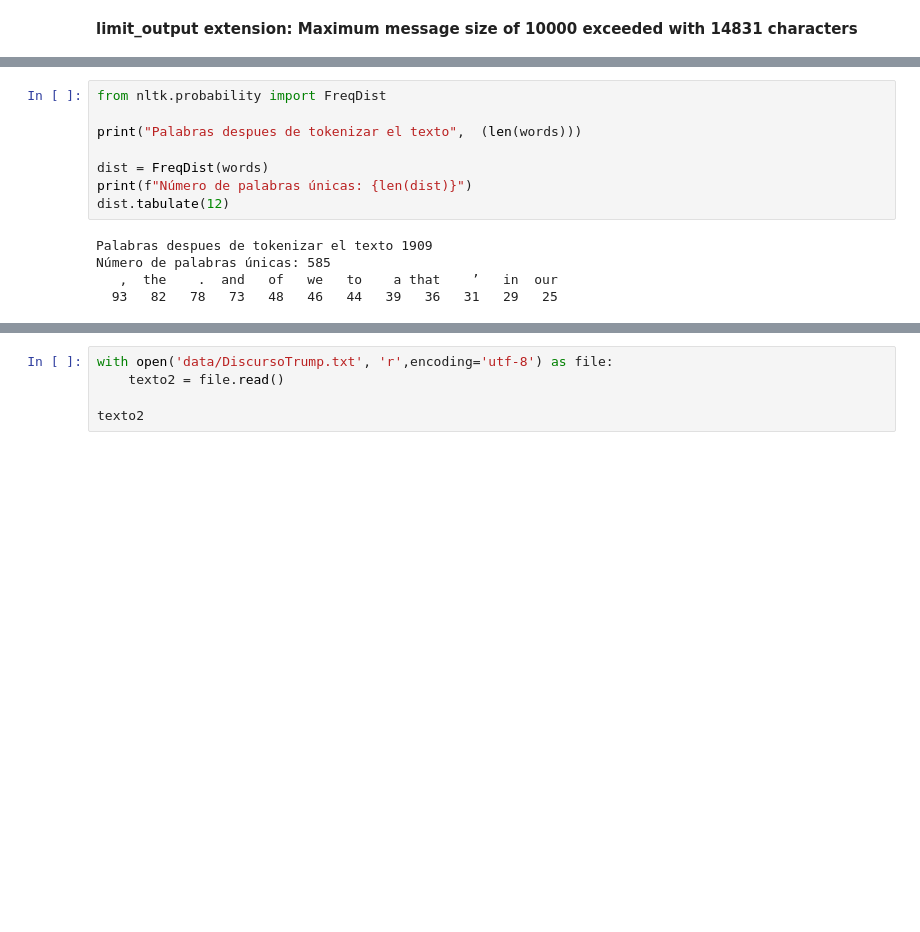
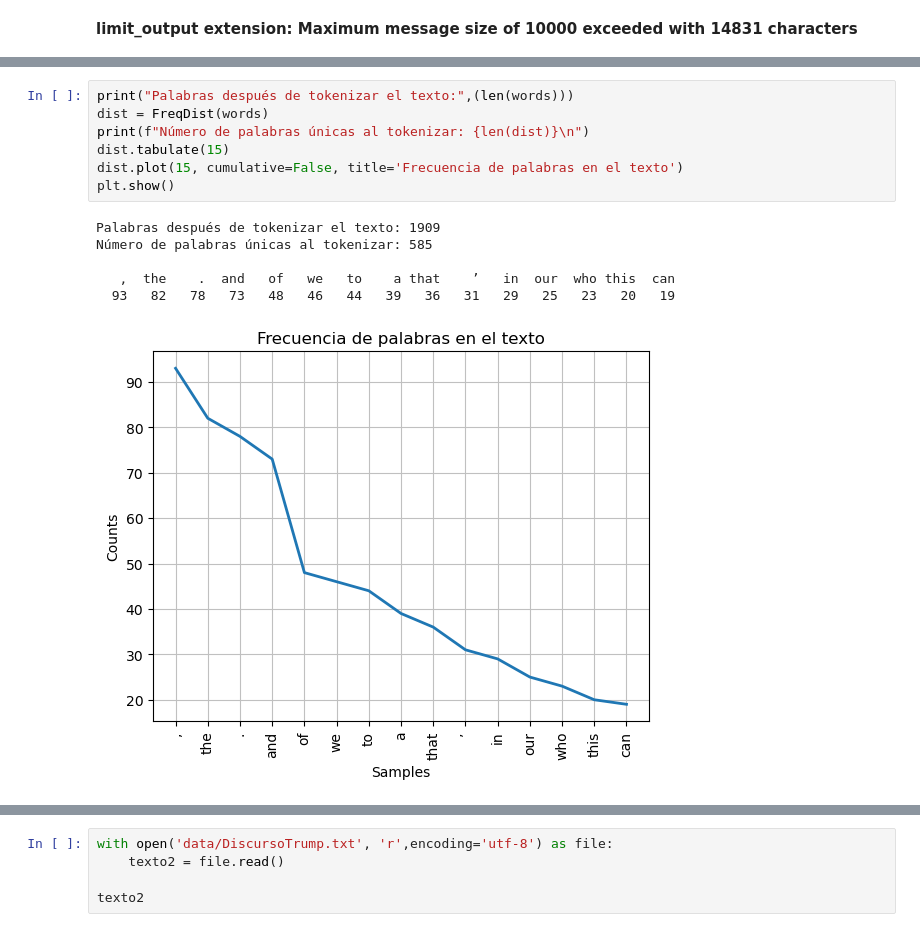
Before and after one commit to dscorbella/Text_mining, a Jupyter notebook: Sprint 9 .ipynb, the cells around one changed output, grey strips where cells are left out. Drawn from its saved outputs; the diff is of its cells as text; blank space fills up the shorter version.

```diff
--- a/Sprint 9 .ipynb
+++ b/Sprint 9 .ipynb
@@ -29,13 +43,14 @@ limit_output extension: Maximum message size of 10000 exceeded with 14831 charac
 # %%
-from nltk.probability import FreqDist
-
-print("Palabras despues de tokenizar el texto",  (len(words)))
-
+print("Palabras después de tokenizar el texto:",(len(words)))
 dist = FreqDist(words)
-print(f"Número de palabras únicas: {len(dist)}")
-dist.tabulate(12)
+print(f"Número de palabras únicas al tokenizar: {len(dist)}\n")
+dist.tabulate(15)
+dist.plot(15, cumulative=False, title='Frecuencia de palabras en el texto')
+plt.show()
 # %% [output]
-Palabras despues de tokenizar el texto 1909
-Número de palabras únicas: 585
-   ,  the    .  and   of   we   to    a that    ’   in  our
-  93   82   78   73   48   46   44   39   36   31   29   25
+Palabras después de tokenizar el texto: 1909
+Número de palabras únicas al tokenizar: 585
+
+   ,  the    .  and   of   we   to    a that    ’   in  our  who this  can
+  93   82   78   73   48   46   44   39   36   31   29   25   23   20   19
+[figure, added]
```
Also changed, not shown: parts of 22 cells of this notebook.
